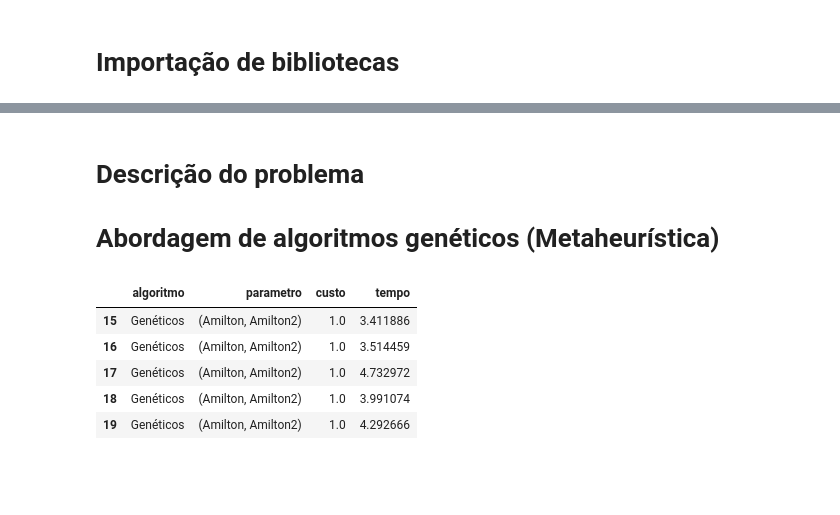
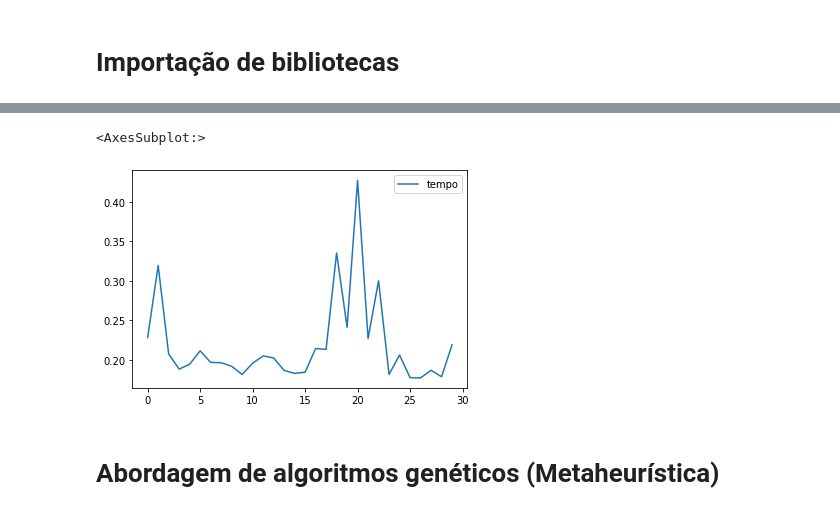
Before and after one commit to amiltonmendes/aed, a Jupyter notebook: Trabalho AED - string-to-string correction.ipynb, the cells around one changed output, grey strips where cells are left out. Drawn from its saved outputs; the diff is of its cells as text; code cells hidden in the pictures; blank space fills up the shorter version.

```diff
--- a/Trabalho AED - string-to-string correction.ipynb
+++ b/Trabalho AED - string-to-string correction.ipynb
@@ -229,0 +76,2 @@ str2 = 'Amilton2'
+# %%
+df_branch = avaliacao.retorna_resultados(roda_branch,'Branch and Bound')
@@ -229,0 +87,5 @@ str2 = 'Amilton2'
+# %%
+df_branch[['tempo']].plot()
+# %% [output]
+<AxesSubplot:>
+[figure, added]
@@ -230,17 +94,2 @@ str2 = 'Amilton2'
 # %% [markdown]
-# Descrição do problema
-
-
 # Abordagem de algoritmos genéticos (Metaheurística)
-# %%
-avaliacao_genetico = AvaliacaoAlgoritmo(20,[(str1,str2)])
-df = avaliacao_genetico.retorna_resultados(distancia_genetic,'Genéticos')
-
-df.tail()
-# %% [output]
-|  | algoritmo | parametro | custo | tempo |
-| 15 | Genéticos | (Amilton, Amilton2) | 1.0 | 3.411886 |
-| 16 | Genéticos | (Amilton, Amilton2) | 1.0 | 3.514459 |
-| 17 | Genéticos | (Amilton, Amilton2) | 1.0 | 4.732972 |
-| 18 | Genéticos | (Amilton, Amilton2) | 1.0 | 3.991074 |
-| 19 | Genéticos | (Amilton, Amilton2) | 1.0 | 4.292666 |
```
Also changed, not shown: parts of 21 cells of this notebook, 6 other files.
